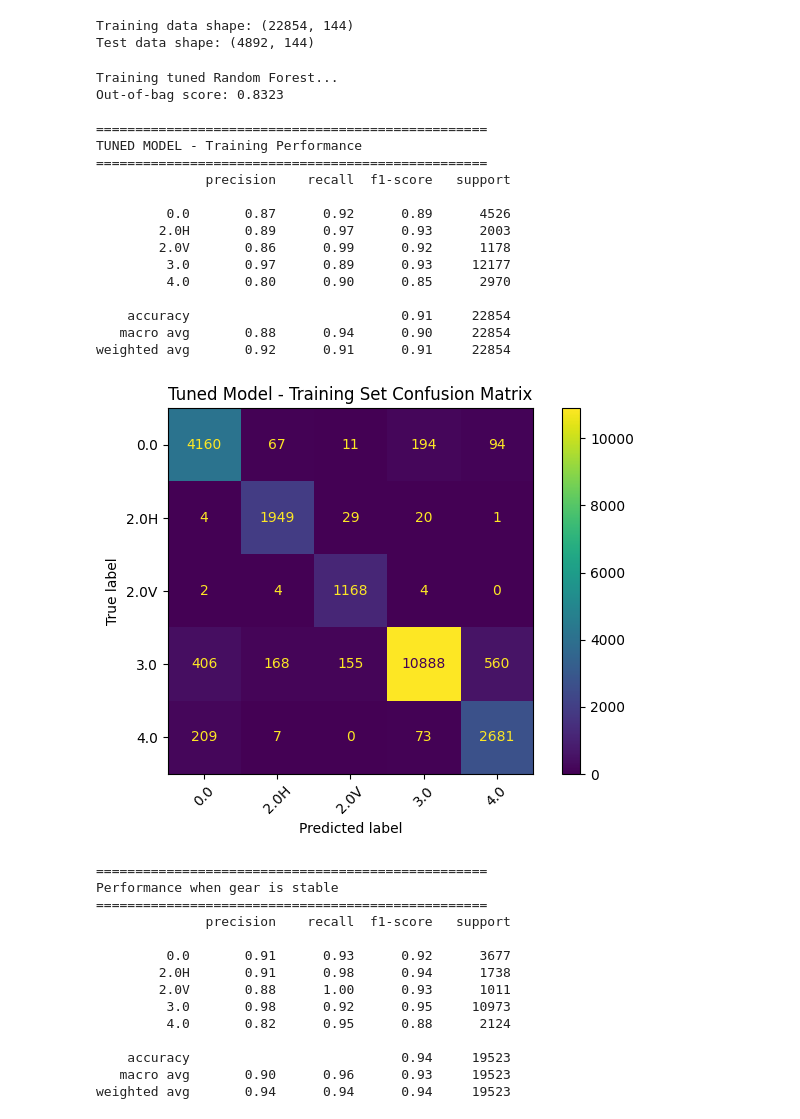
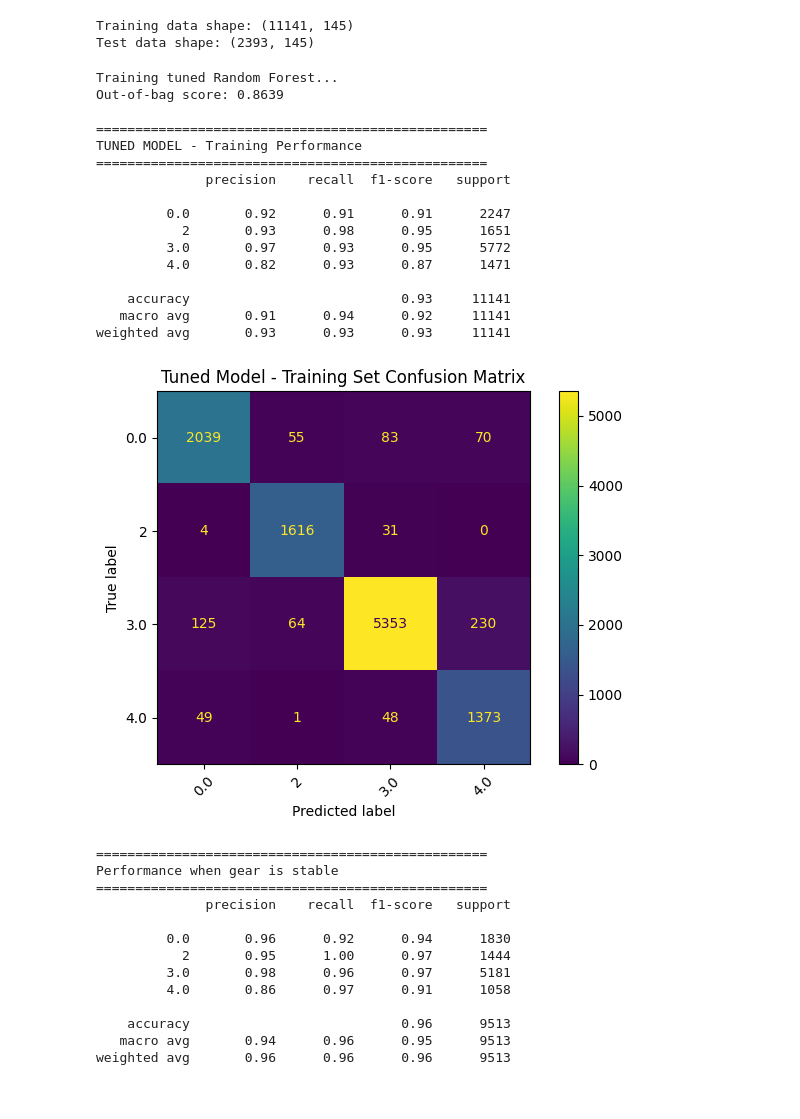
Before and after one commit to zebborjesson/tra300-ski-technique-classification, a Jupyter notebook: code/RandomForest test new datasets.ipynb, the cells around one changed output. Cells and saved outputs as stored; diff of their text form; code cells hidden in the pictures.

Commit message:
Ran code on the new datasets

```diff
--- a/code/RandomForest test new datasets.ipynb
+++ b/code/RandomForest test new datasets.ipynb
@@ -14,11 +14,11 @@ def load_data(file_path):
     """Load data from a CSV file into a pandas DataFrame."""
     return pd.read_csv(file_path)
 # %%
-train_dir = Path("../datasets/NR_and_WR_split_on_skiers/train_val")
+train_dir = Path("../datasets/NR_split_on_skiers/train_val")
 train_files = list(train_dir.glob("*.csv"))
 print(f"Training files: {len(train_files)}")
 
-test_dir = Path("../datasets/NR_and_WR_split_on_skiers/test")
+test_dir = Path("../datasets/NR_split_on_skiers/test")
 test_files = list(test_dir.glob("*.csv"))
 print(f"Test files: {len(test_files)}")
 # %% [output]
@@ -46,6 +46,32 @@ def make_sure_numeric(df, columns):
 
 dfs = [make_sure_numeric(df, feature_columns_gnss + feature_columns_pole_data) for df in dfs]
 test_dfs = [make_sure_numeric(df, feature_columns_gnss + feature_columns_pole_data) for df in test_dfs]
+# %%
+# set gear 2.0V and 2.0H to 2
+for df in dfs + test_dfs:
+    df['Gear'] = df['Gear'].replace({'2.0V': '2', '2.0H': '2'})
+# %%
+def add_incline_from_altitude(df):
+    df = df.sort_values(by='tt_s').reset_index(drop=True)
+    df['incline'] = df['ns1:AltitudeMeters'].diff().fillna(0)
+    return df
+
+dfs = [add_incline_from_altitude(df) for df in dfs]
+test_dfs = [add_incline_from_altitude(df) for df in test_dfs]
+
+# normalize incline with mean and std from training data
+all_incline = pd.concat([df['incline'] for df in dfs])
+incline_mean = all_incline.mean()
+incline_std = all_incline.std()
+
+for df in dfs:
+    df['incline'] = (df['incline'] - incline_mean) / incline_std
+
+for df in test_dfs:
+    df['incline'] = (df['incline'] - incline_mean) / incline_std
+feature_columns.append('incline')
+# remove alitude column
+feature_columns.remove('ns1:AltitudeMeters')
 # %%
 def add_ratios(df):
     df = df.copy()
@@ -149,8 +175,8 @@ print(f"Training data shape: {train_df.shape}")
 test_df = pd.concat(test_dfs, ignore_index=True)
 print(f"Test data shape: {test_df.shape}")
 # %% [output]
-Training data shape: (22854, 144)
-Test data shape: (4892, 144)
+Training data shape: (11141, 145)
+Test data shape: (2393, 145)
 # %%
 def XY(df, feature_columns):
     X = df[feature_columns]
@@ -159,7 +185,9 @@ def XY(df, feature_columns):
 # %%
 # Uncomment to not use the engineered features
 feature_columns = feature_columns_pole_data + feature_columns_gnss
-feature_columns.append('Variant')
+# feature_columns.append('Variant')
+feature_columns.append('incline')
+feature_columns.remove('ns1:AltitudeMeters')
 # %%
 train_df['Variant'] = train_df['Variant'].map({'NR': 0, 'WR': 1})
 test_df['Variant'] = test_df['Variant'].map({'NR': 0, 'WR': 1})
@@ -215,55 +243,53 @@ plt.show()
 print("\n" + "="*50)
 print("TUNED MODEL - Test Performance")
 print("="*50)
 print(classification_report(y_test, pred_test))
 print("\n" + "="*50)
 # Confusion matrix
 cm = confusion_matrix(y_test, pred_test, labels=sorted(y_train.unique()))
 ConfusionMatrixDisplay(cm, display_labels=ALL_LABELS).plot(xticks_rotation=45)
-plt.title("Tuned Model - Test Set Confusion Matrix")
+plt.title("Random Forest - Test Set Confusion Matrix")
 plt.tight_layout()
 plt.show()
 
 print("\n" + "="*50)
 print("Performance when gear is stable")
 print("="*50)
 print(classification_report_when_stable_gear(y_test, pred_test))
 # Confusion matrix
 cm = confusion_matrix_when_stable_gear(y_test, pred_test)
 ConfusionMatrixDisplay(cm, display_labels=ALL_LABELS).plot(xticks_rotation=45)
 plt.title("Tuned Model - Test Set Stable Gear Confusion Matrix")
 plt.tight_layout()
 plt.show()
 # %% [output]
 Training tuned Random Forest...
-Out-of-bag score: 0.8323
+Out-of-bag score: 0.8639
 
 ==================================================
 TUNED MODEL - Training Performance
 ==================================================
               precision    recall  f1-score   support
 
-         0.0       0.87      0.92      0.89      4526
-        2.0H       0.89      0.97      0.93      2003
-        2.0V       0.86      0.99      0.92      1178
-         3.0       0.97      0.89      0.93     12177
-         4.0       0.80      0.90      0.85      2970
+         0.0       0.92      0.91      0.91      2247
+           2       0.93      0.98      0.95      1651
+         3.0       0.97      0.93      0.95      5772
+         4.0       0.82      0.93      0.87      1471
 
-    accuracy                           0.91     22854
-   macro avg       0.88      0.94      0.90     22854
-weighted avg       0.92      0.91      0.91     22854
+    accuracy                           0.93     11141
+   macro avg       0.91      0.94      0.92     11141
+weighted avg       0.93      0.93      0.93     11141
-[figure, old version]
+[figure, new version]
 ==================================================
 Performance when gear is stable
 ==================================================
               precision    recall  f1-score   support
 
-         0.0       0.91      0.93      0.92      3677
-        2.0H       0.91      0.98      0.94      1738
-        2.0V       0.88      1.00      0.93      1011
-         3.0       0.98      0.92      0.95     10973
-         4.0       0.82      0.95      0.88      2124
+         0.0       0.96      0.92      0.94      1830
+           2       0.95      1.00      0.97      1444
+         3.0       0.98      0.96      0.97      5181
+         4.0       0.86      0.97      0.91      1058
 
-    accuracy                           0.94     19523
-   macro avg       0.90      0.96      0.93     19523
-weighted avg       0.94      0.94      0.94     19523
+    accuracy                           0.96      9513
+   macro avg       0.94      0.96      0.95      9513
+weighted avg       0.96      0.96      0.96      9513
```
Also changed, not shown: parts of 8 cells of this notebook, 4 other files.
